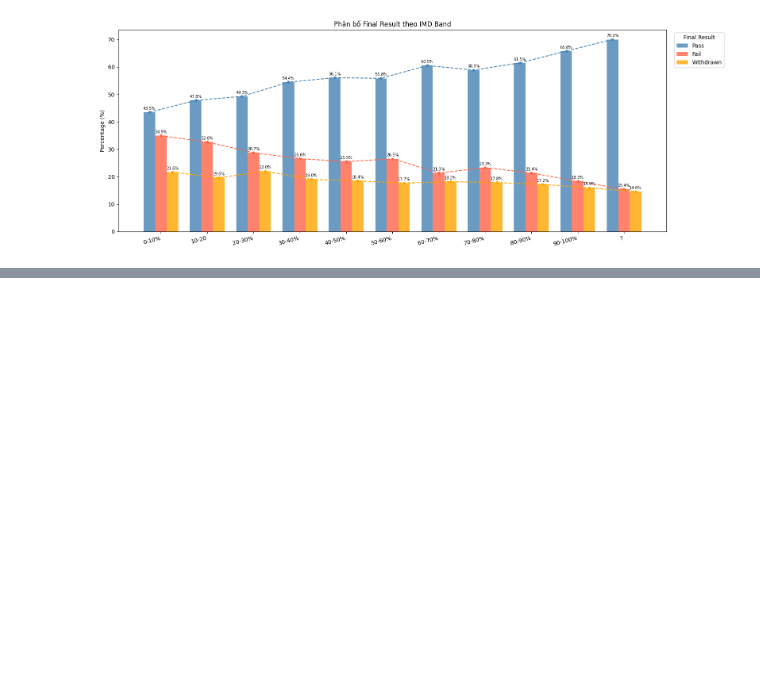
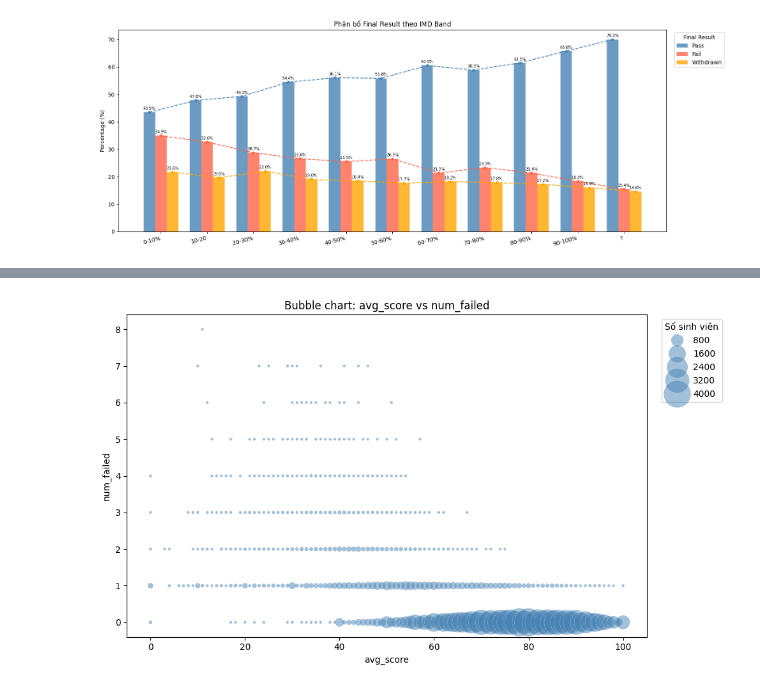
Before and after one commit to thiennguyen37-qn/early-academic-risk-warning, a Jupyter notebook: notebooks/demo.ipynb, the cells around one changed output, grey strips where cells are left out. Saved outputs shown, nothing was run; the diff lists cells and outputs as text; code cells hidden in the pictures; blank space fills up the shorter version.

```diff
--- a/notebooks/demo.ipynb
+++ b/notebooks/demo.ipynb
@@ -1007,0 +1126,24 @@ plt.show()
+# %%
+plot_data = (
+    dynamic_df
+    .assign(avg_score_bin=dynamic_df['avg_score'].round(0))
+    .groupby(['avg_score_bin', 'num_failed'])
+    .size()
+    .reset_index(name='count')
+)
+
+plt.figure(figsize=(10, 6))
+sns.scatterplot(
+    x='avg_score_bin', y='num_failed',
+    size='count', sizes=(10, 1000),
+    alpha=0.5, color='steelblue', legend='brief',
+    data=plot_data
+)
+plt.xlabel('avg_score')
+plt.ylabel('num_failed')
+plt.title('Bubble chart: avg_score vs num_failed')
+plt.legend(title='Số sinh viên', bbox_to_anchor=(1.02, 1), loc='upper left')
+plt.tight_layout()
+plt.show()
+# %% [output]
+[figure, added]
```
Also changed, not shown: parts of 11 cells of this notebook.
